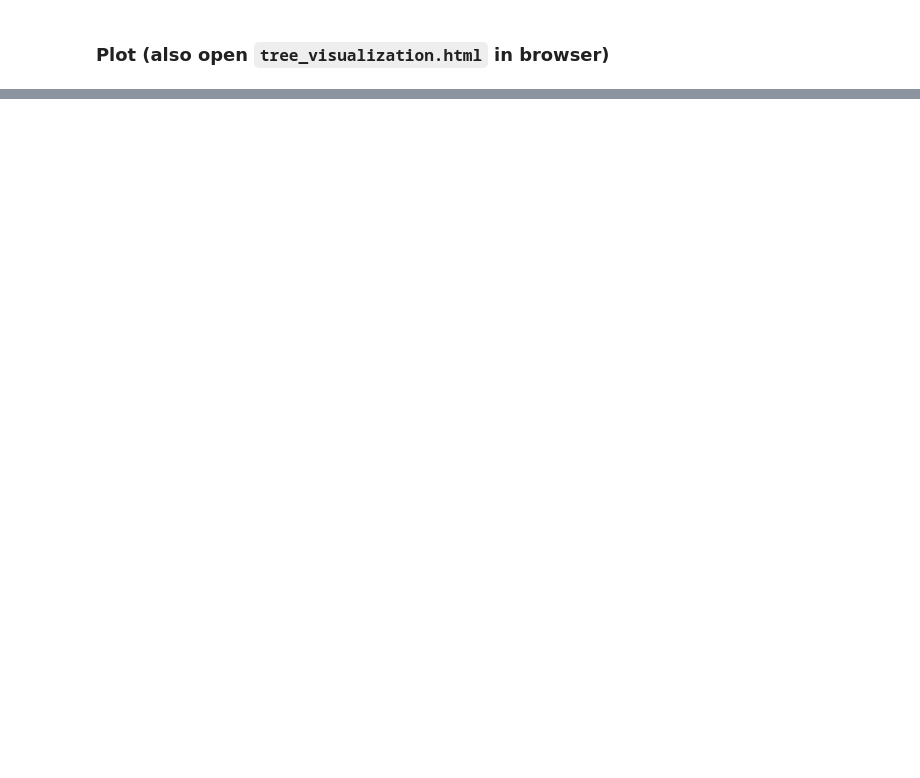
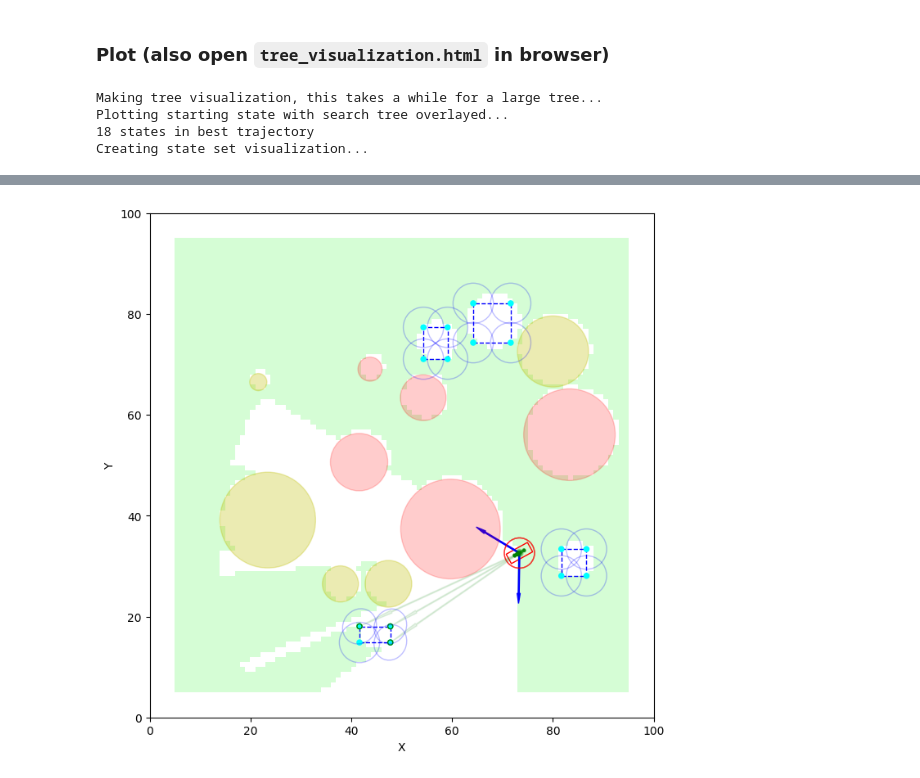
Before and after one commit to ALCarroll24/MeasurementMCTS, a Jupyter notebook: run_mcts.ipynb, the cells around one changed output, grey strips where cells are left out. Cells and saved outputs as stored; diff of their text form; code cells hidden in the pictures; blank space fills up the shorter version.

```diff
--- a/run_mcts.ipynb
+++ b/run_mcts.ipynb
@@ -41,15 +59,12 @@ env.object_manager.df.to_pickle('object_configurations/occlusion_failure1.pkl')
-# %%
-# Get starting state
-state = env.get_state()
-print(f'Starting car state: {state[0]}')
-# rl.plot_state_image(state)
-
-print('Starting MCTS search...')
-start_time = timeit.default_timer()
-learning_iterations = 100
-best_action_idx, root = mcts_search(env, rl, state, learning_iterations=learning_iterations,
-                                    explore_factor=0.3, discount_factor=1.0)
-print(f'Finished in {timeit.default_timer() - start_time} seconds')
-print(f'Average time per learning iteration: {(timeit.default_timer() - start_time) / learning_iterations} seconds')
-best_child = root.children[root.best_child()]
-print(f'Final Q Value: {root.reward + best_child.Q}')
+# %%
+state = env.get_state()
+learning_iterations = 500
+num_actions = 1
+states = [state]
+for i in range(num_actions):
+    print(f'Action {i + 1}/{num_actions}')
+    best_action, root = mcts_search(env, rl, state, learning_iterations=learning_iterations,
+                                        explore_factor=0.3, discount_factor=1.0)
+    state, reward, done = env.step(state, best_action)
+    states.append(state)
+print('Done')
@@ -64,10 +97,11 @@ render_pyvis(root, env.action_space, show_unsimulated=False)
 print('Plotting starting state with search tree overlayed...')
 env.draw_state(state, plot_explore_grid=True, root_node=root, scaling=4, bias=0.1, max=1., rew=True)
 
-# Get the action trajectory and create video of the action set
-print('Getting best action trajectory...')
-actions = get_best_action_trajectory(root, highest_Q=True)
-print(f'{len(actions)} actions in best trajectory')
-truncated_actions = actions[:-1] # Reduce loading time by truncating the action set (-1 is all actions)
-print('Creating action set visualization...')
-env.draw_action_set(root, truncated_actions)
+print(f'{len(states)} states in best trajectory')
+print('Creating state set visualization...')
+env.draw_state_set(states)
+# %% [output]
+Making tree visualization, this takes a while for a large tree...
+Plotting starting state with search tree overlayed...
+18 states in best trajectory
+Creating state set visualization...
@@ -73,0 +109 @@ env.draw_action_set(root, truncated_actions)
+[figure, added]
```
Also changed, not shown: parts of 9 cells of this notebook, 5 other files.
